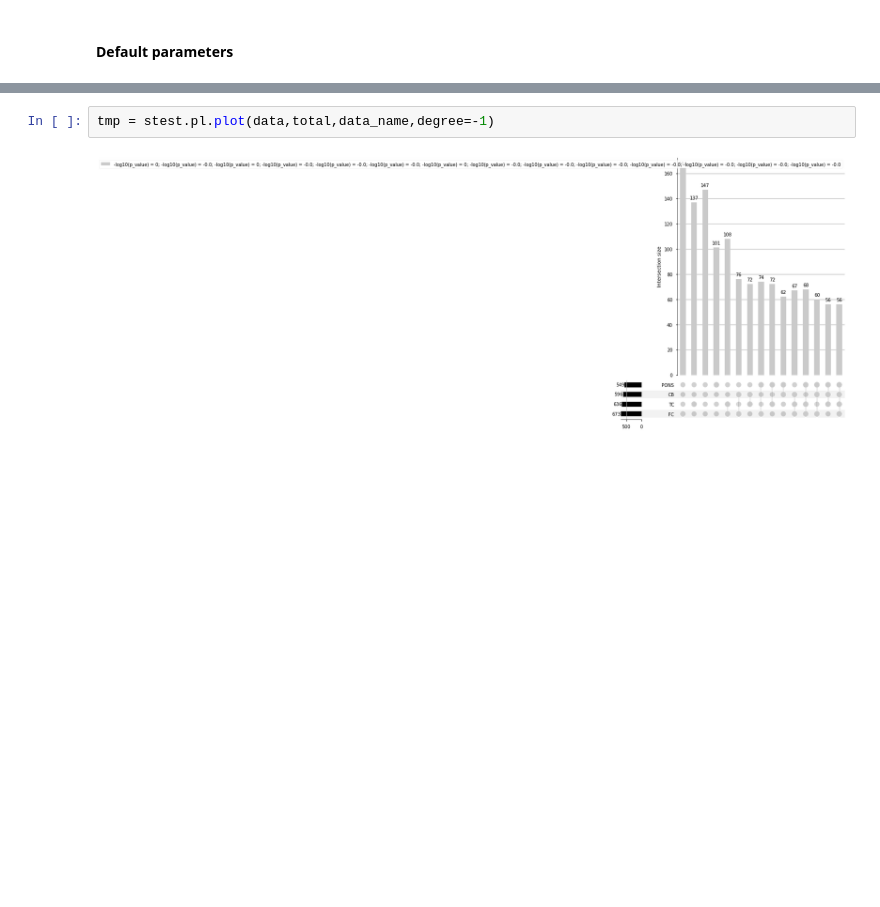
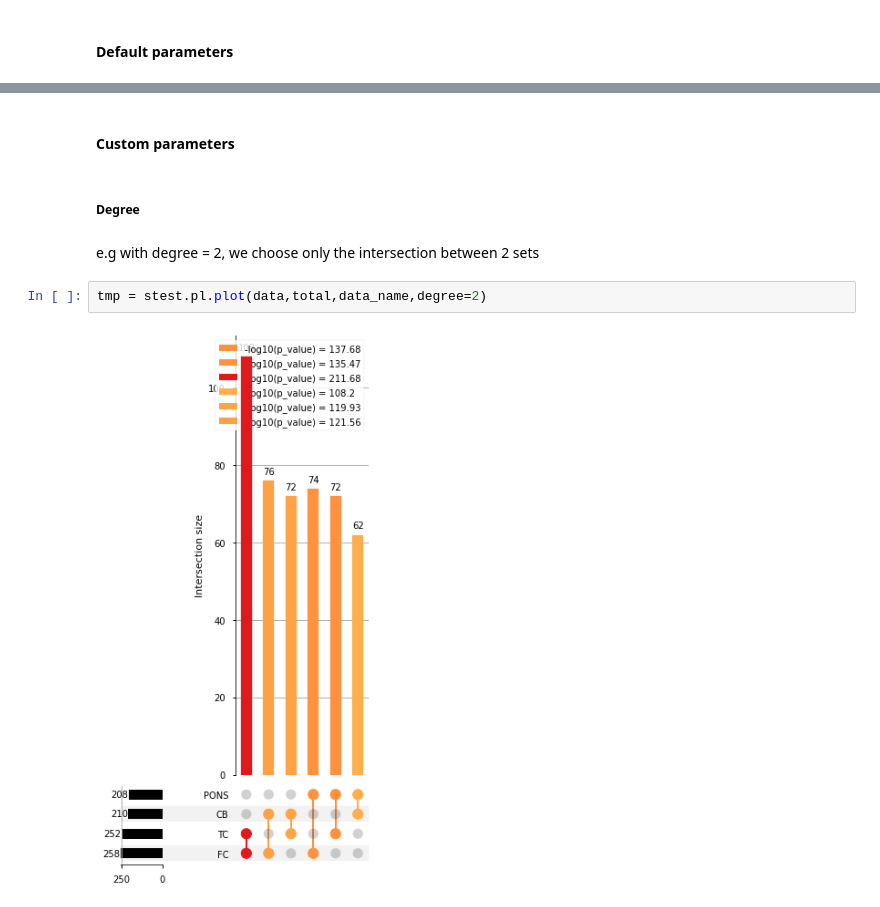
Before and after one commit to theislab/superexacttestpy, a Jupyter notebook: notebooks/06_plot.ipynb, the cells around one changed output, grey strips where cells are left out. Saved outputs shown, nothing was run; the diff lists cells and outputs as text; blank space fills up the shorter version.

```diff
--- a/notebooks/06_plot.ipynb
+++ b/notebooks/06_plot.ipynb
@@ -38,4 +40,10 @@ stest.pl.color_map_color(10,cmap_name='YlOrRd',vmin=0,vmax=100)
+# %% [markdown]
+#### Custom parameters
+# %% [markdown]
+##### Degree
+# %% [markdown]
+e.g with degree = 2, we choose only the intersection between 2 sets
 # %%
-tmp = stest.pl.plot(data,total,data_name,degree=-1)
+tmp = stest.pl.plot(data,total,data_name,degree=2)
 # %% [output]
-[figure, old version]
+[figure, new version]
```
Also changed, not shown: parts of 16 cells of this notebook.
